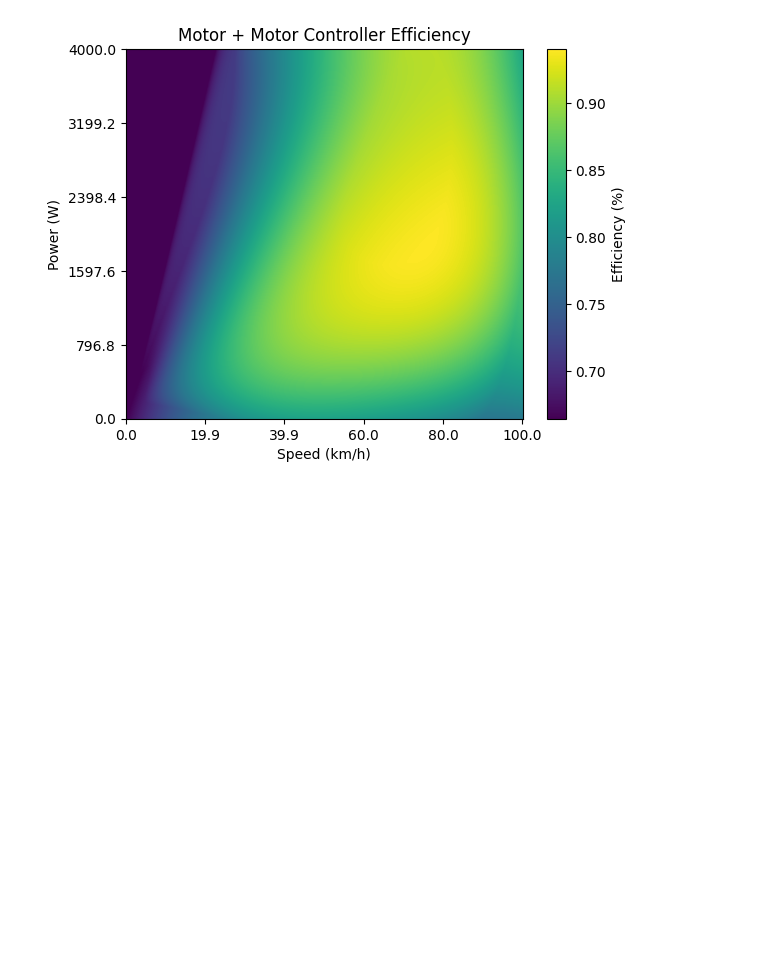
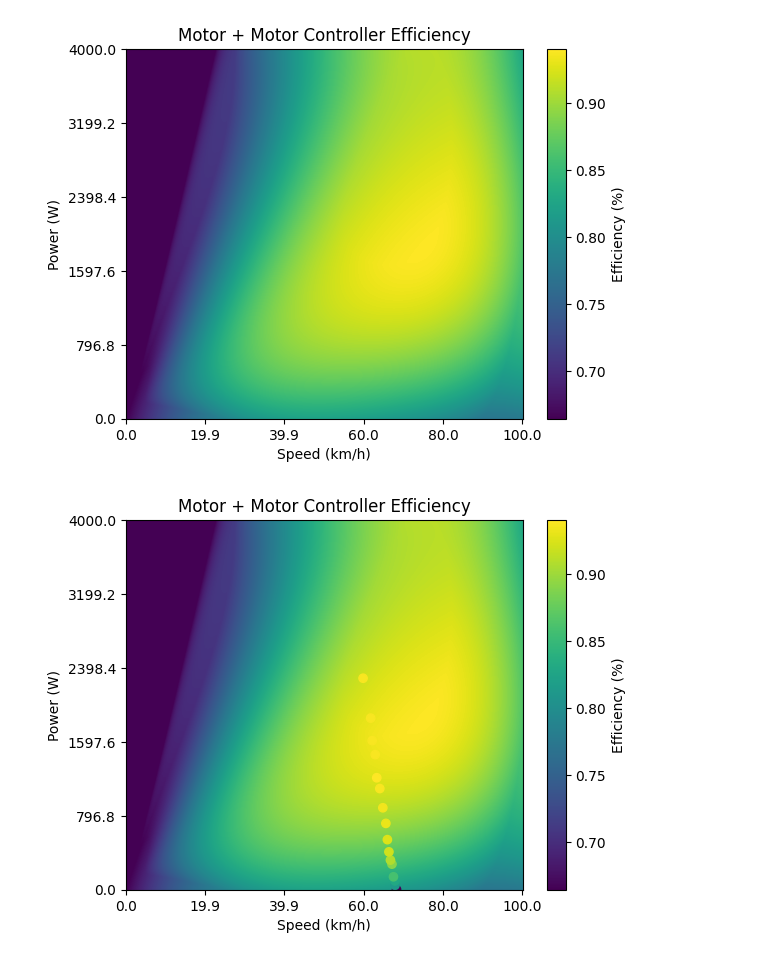
Before and after one commit to UBC-Solar/data_analysis, a Jupyter notebook: v3/motor_analysis/motor_efficiency_plots.ipynb, the cells around one changed output. Saved outputs shown, nothing was run; the diff lists cells and outputs as text; code cells hidden in the pictures; blank space fills up the shorter version.

```diff
--- a/v3/motor_analysis/motor_efficiency_plots.ipynb
+++ b/v3/motor_analysis/motor_efficiency_plots.ipynb
@@ -86,0 +85,80 @@ plt.subplots()
+# %%
+powers = np.array([
+    0,
+    46,
+    93,
+    138,
+    275,
+    319,
+    408,
+    540,
+    716,
+    885,
+    1093,
+    1210,
+    1460,
+    1612,
+    1855,
+    2287,
+])
+rpms = np.array([
+    890,
+    885,
+    885,
+    880,
+    875,
+    870,
+    865,
+    860,
+    855,
+    845,
+    835,
+    825,
+    820,
+    810,
+    805,
+    780,
+])
+datasheet_efficiencies = np.array([
+    0,
+    51,
+    57,
+    67,
+    78,
+    84,
+    88,
+    90,
+    92,
+    93,
+    94,
+    95,
+    94,
+    94,
+    94,
+    94,
+]) / 100
+
+datasheet_speeds_kmh = (rpms / 60) * (2 * np.pi * tire_radius_m) * 3.6
+
+plt.imshow(motor_efficiencies * mc_efficiencies, aspect='auto', origin='lower')
+
+num_ticks = 6
+x_tick_indices = np.linspace(0, len(speeds_kmh) - 1, num_ticks, dtype=int)
+y_tick_indices = np.linspace(0, len(powers_w) - 1, num_ticks, dtype=int)
+
+plt.xticks(x_tick_indices, np.round(speeds_kmh[x_tick_indices], 1))
+plt.yticks(y_tick_indices, np.round(powers_w[y_tick_indices], 1))
+
+plt.xlabel("Speed (km/h)")
+plt.ylabel("Power (W)")
+plt.title("Motor + Motor Controller Efficiency")
+plt.colorbar(label="Efficiency (%)")
+
+# Determine scaling based on pixel count and tick range.
+pixels_per_kmh = 1000 / 100
+pixels_per_watt = 1000 / 4000
+plt.scatter(datasheet_speeds_kmh * pixels_per_kmh, powers * pixels_per_watt, c=datasheet_efficiencies)
+
+plt.show()
+# %% [output]
+[figure, added]
```
Also changed, not shown: parts of 3 cells of this notebook, 3 other files.
